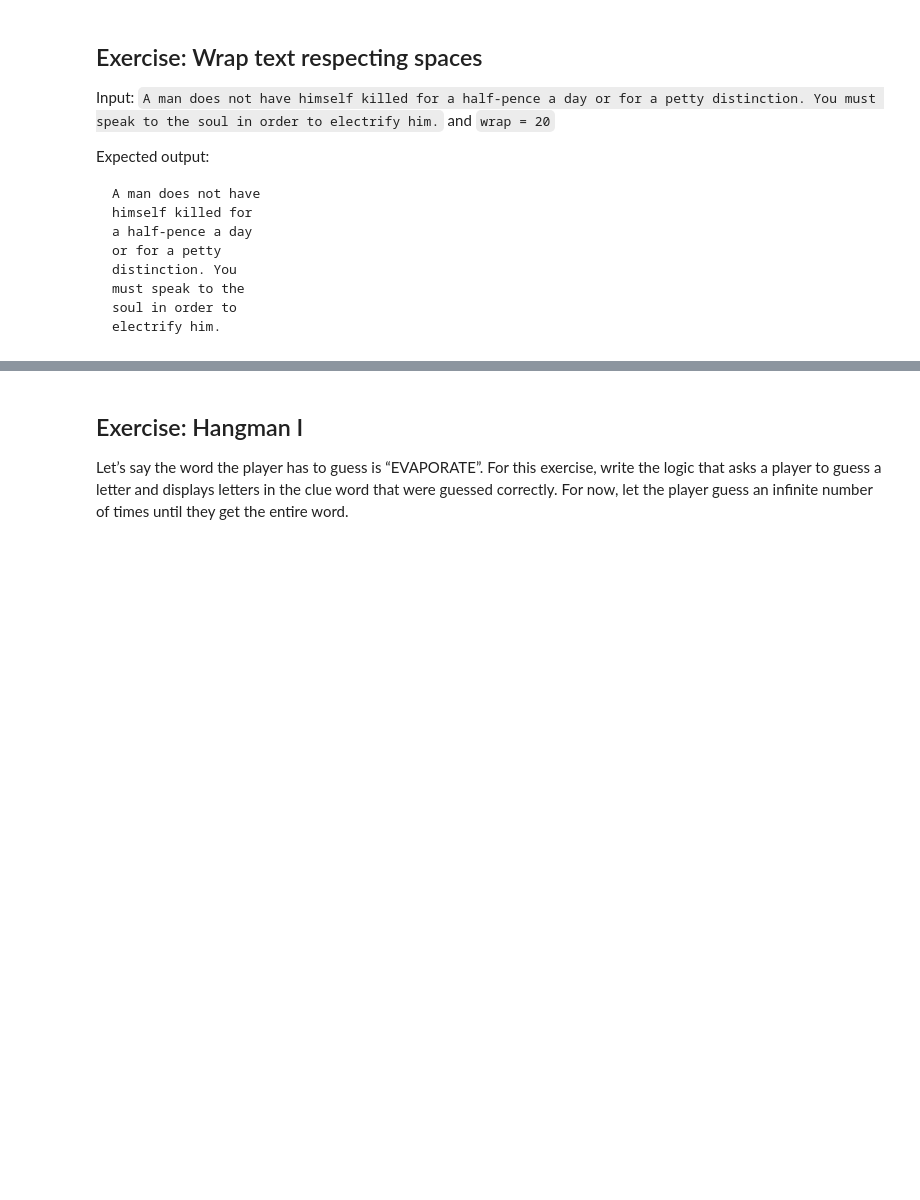
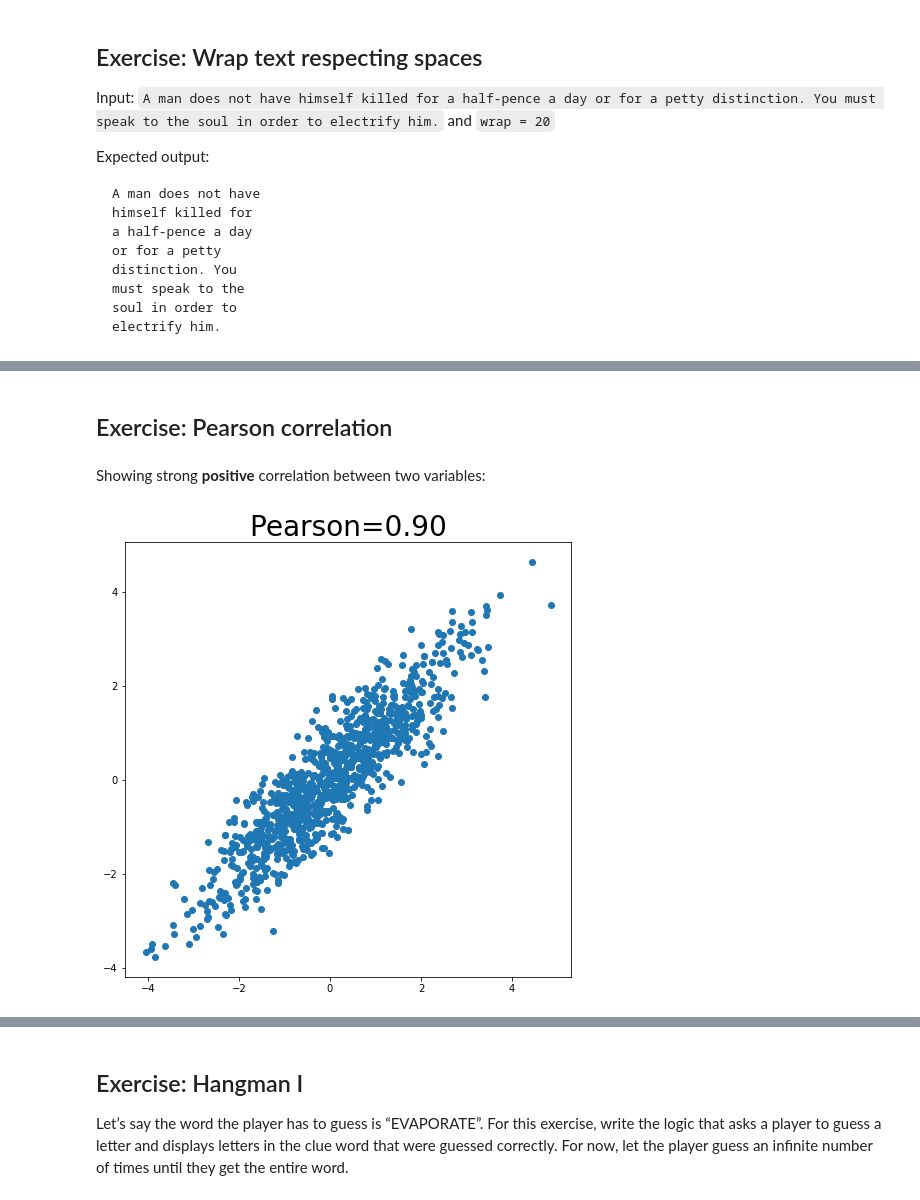
Before and after one commit to danaki/pyclass, a Jupyter notebook: Challenging_Practice.ipynb, the cells around one changed output, grey strips where cells are left out. Saved outputs shown, nothing was run; the diff lists cells and outputs as text; code cells hidden in the pictures; blank space fills up the shorter version.

Commit message:
Rename for sorting, Tips added, more practice exercises

```diff
--- a/Challenging_Practice.ipynb
+++ b/Challenging_Practice.ipynb
@@ -697,0 +692,24 @@ results = ['Allegoric Alaskans;Blithering Badgers;win',
+# %% [markdown]
+## Exercise: Pearson correlation
+# %%
+import numpy as np
+import matplotlib.pyplot as plt
+from scipy.stats import pearsonr
+
+def corr_data(n, cov_a, cov_b):
+    K = np.array([[cov_a, cov_b],
+                  [cov_b, cov_a]])
+    return np.random.multivariate_normal(mean=[0, 0], cov=K, size=n)
+
+def plot_corr_data(z):
+    y = np.transpose(z)
+    plt.figure(figsize=(8, 8))
+    plt.scatter(y[0], y[1])
+    plt.title("Pearson={:.2f}".format(pearsonr(y[0], y[1])[0]), {'fontsize': 28})
+# %% [markdown]
+Showing strong **positive** correlation between two variables:
+# %%
+data_pos = corr_data(1000, 2, 1.8)
+plot_corr_data(data_pos)
+# %% [output]
+[figure, added]
```
Also changed, not shown: parts of 17 cells of this notebook, 9 other files.
